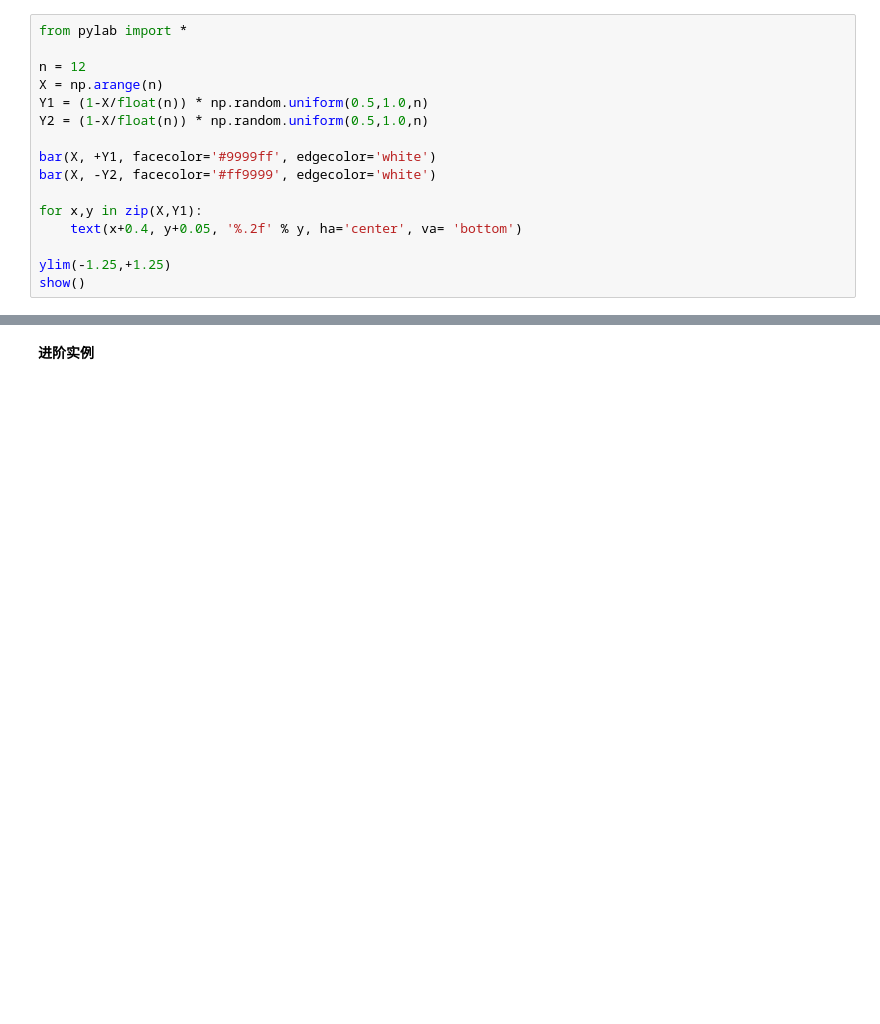
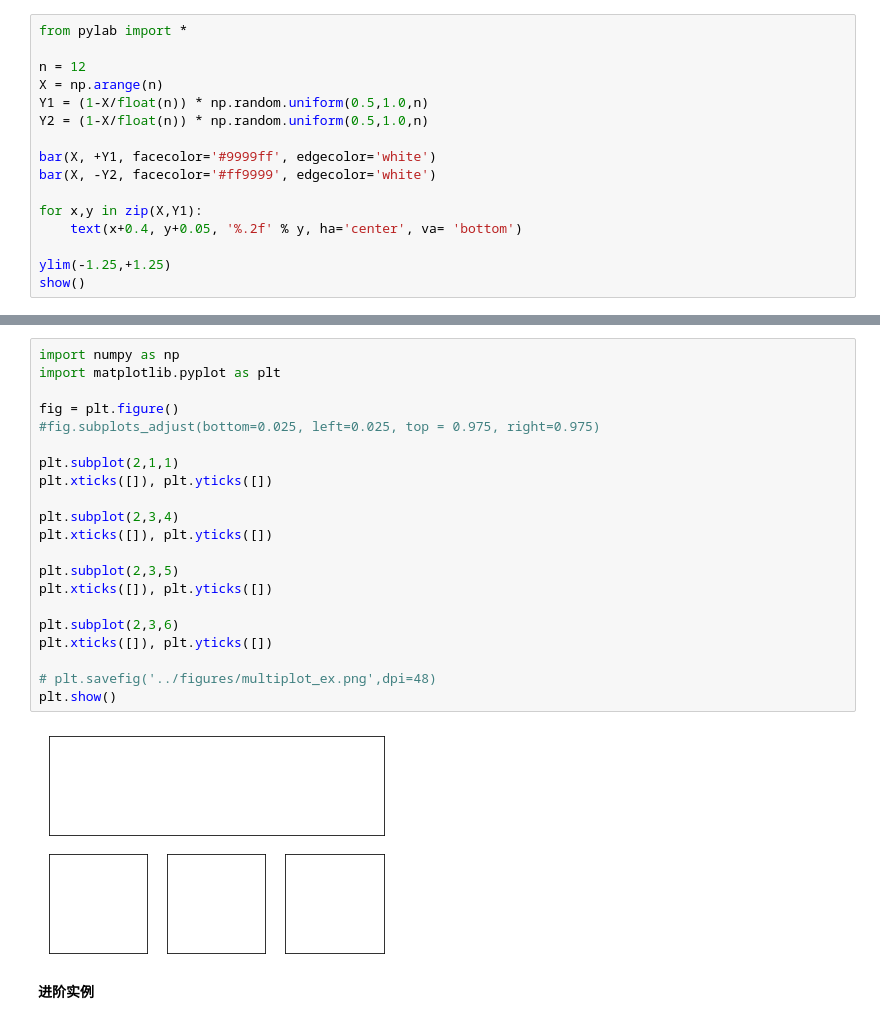
Before and after one commit to superMC5657/jrxy_python_course, a Jupyter notebook: BasicSession/matplotlib_learn.ipynb, the cells around one changed output, grey strips where cells are left out. Saved outputs shown, nothing was run; the diff lists cells and outputs as text; blank space fills up the shorter version.

```diff
--- a/BasicSession/matplotlib_learn.ipynb
+++ b/BasicSession/matplotlib_learn.ipynb
@@ -243,3 +282,26 @@ show()
+# %%
+import numpy as np
+import matplotlib.pyplot as plt
+
+fig = plt.figure()
+#fig.subplots_adjust(bottom=0.025, left=0.025, top = 0.975, right=0.975)
+
+plt.subplot(2,1,1)
+plt.xticks([]), plt.yticks([])
+
+plt.subplot(2,3,4)
+plt.xticks([]), plt.yticks([])
+
+plt.subplot(2,3,5)
+plt.xticks([]), plt.yticks([])
+
+plt.subplot(2,3,6)
+plt.xticks([]), plt.yticks([])
+
+# plt.savefig('../figures/multiplot_ex.png',dpi=48)
+plt.show()
+# %% [output]
+[figure, added]
 # %% [markdown]
 **进阶实例**
 # %%
```
Also changed, not shown: parts of 3 cells of this notebook.
